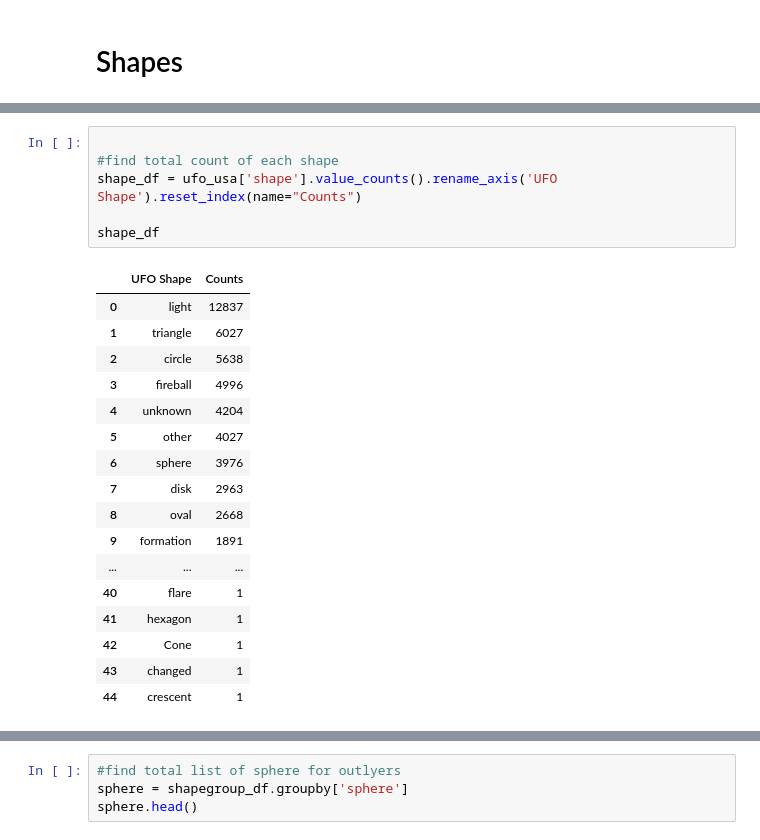
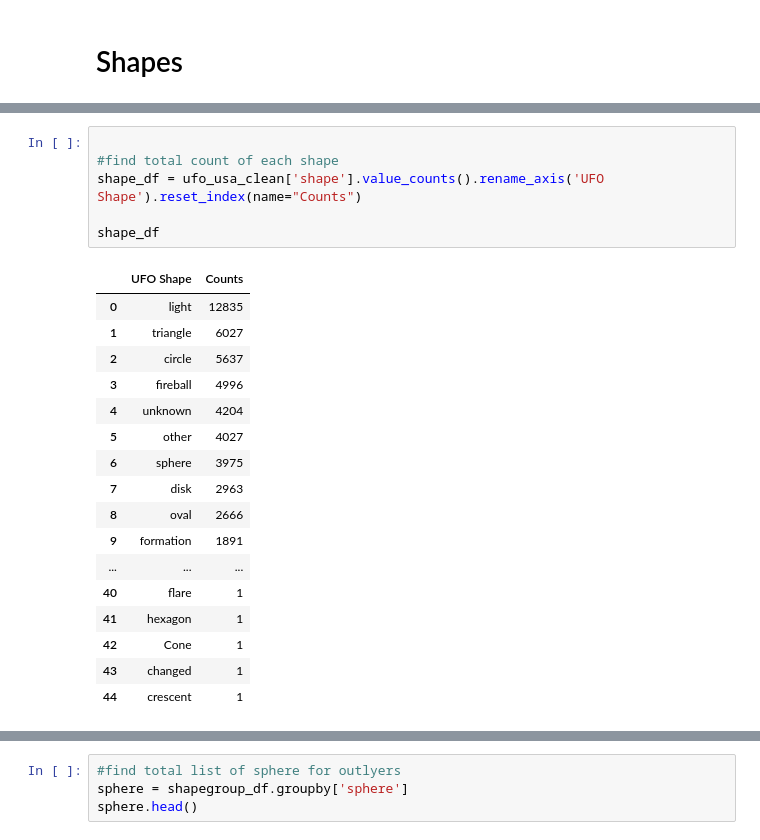
Before and after one commit to jocelyn4112/Project-2-TheyAreBack-, a Jupyter notebook: Old/Alien_Data .ipynb, the cells around one changed output, grey strips where cells are left out. Saved outputs shown, nothing was run; the diff lists cells and outputs as text.

```diff
--- a/Old/Alien_Data .ipynb
+++ b/Old/Alien_Data .ipynb
@@ -97,20 +97,20 @@ Name: shape, dtype: int64
 # %%
 
 #find total count of each shape
-shape_df = ufo_usa['shape'].value_counts().rename_axis('UFO Shape').reset_index(name="Counts")
+shape_df = ufo_usa_clean['shape'].value_counts().rename_axis('UFO Shape').reset_index(name="Counts")
 
 shape_df
 # %% [output]
 |  | UFO Shape | Counts |
-| 0 | light | 12837 |
+| 0 | light | 12835 |
 | 1 | triangle | 6027 |
-| 2 | circle | 5638 |
+| 2 | circle | 5637 |
 | 3 | fireball | 4996 |
 | 4 | unknown | 4204 |
 | 5 | other | 4027 |
-| 6 | sphere | 3976 |
+| 6 | sphere | 3975 |
 | 7 | disk | 2963 |
-| 8 | oval | 2668 |
+| 8 | oval | 2666 |
 | 9 | formation | 1891 |
 | ... | ... | ... |
 | 40 | flare | 1 |
```
Also changed, not shown: parts of 3 cells of this notebook.
